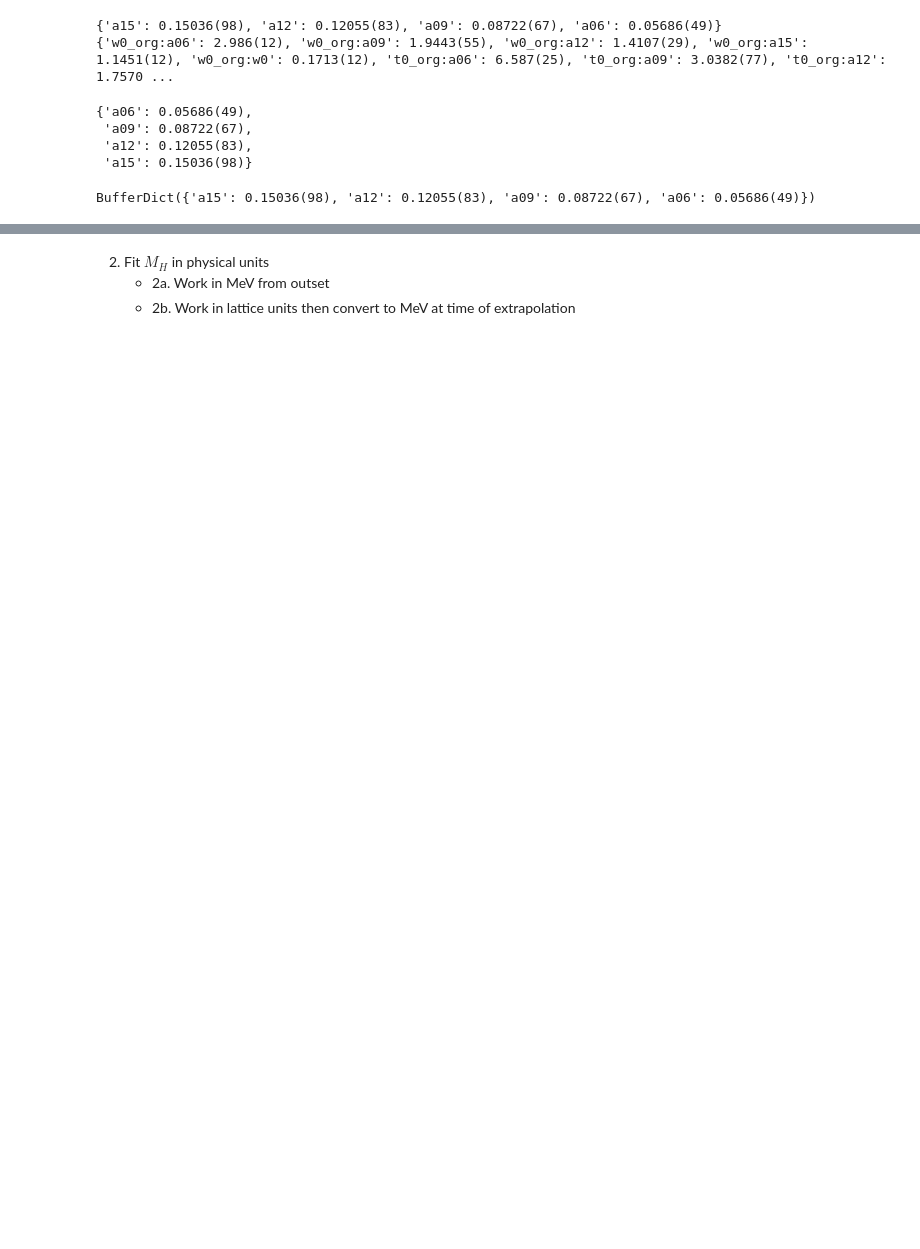
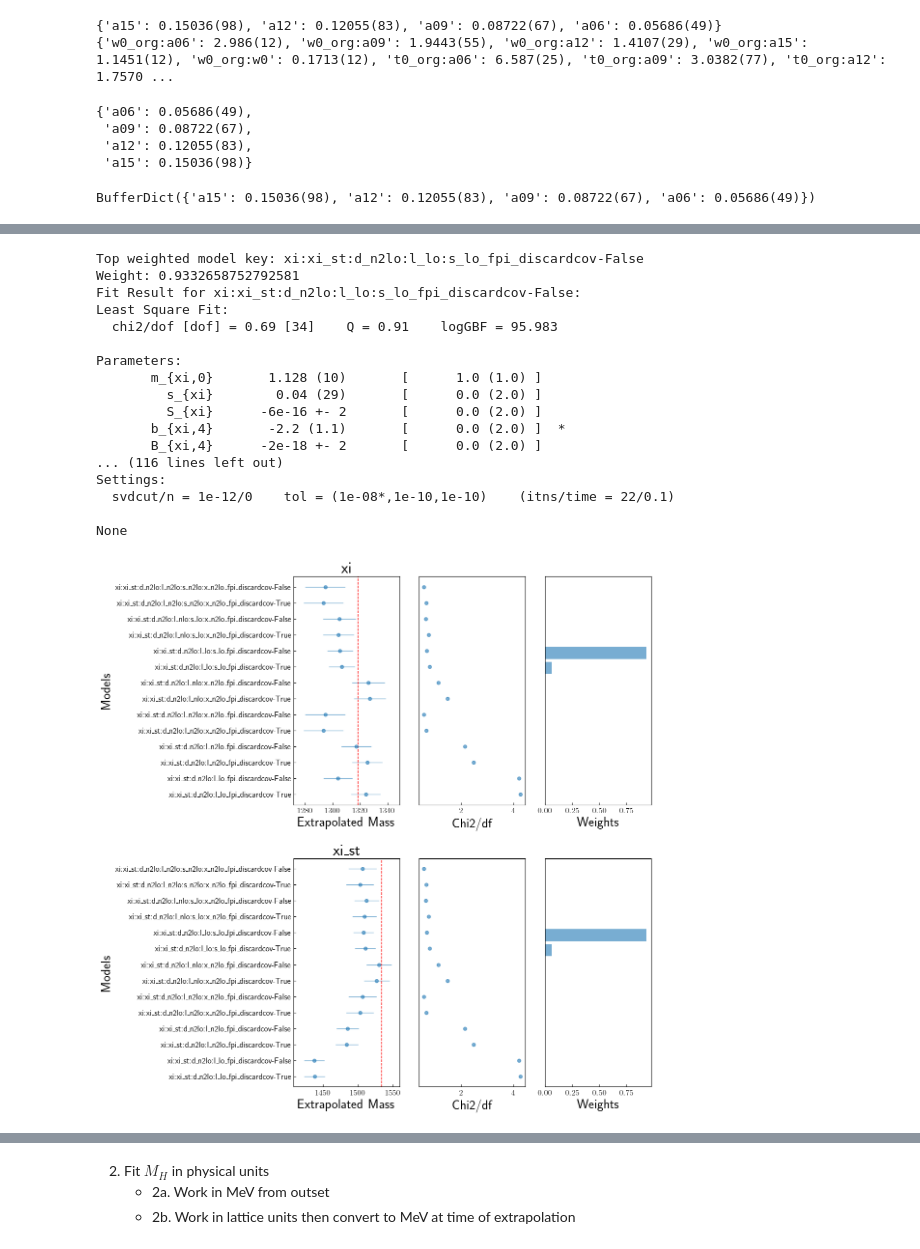
Before and after one commit to gdbrad/hyperon_su2_hbxpt, a Jupyter notebook: notebooks/su2_hyperon_extrap.ipynb, the cells around one changed output, grey strips where cells are left out. Cells and saved outputs as stored; diff of their text form; code cells hidden in the pictures; blank space fills up the shorter version.

```diff
--- a/notebooks/su2_hyperon_extrap.ipynb
+++ b/notebooks/su2_hyperon_extrap.ipynb
@@ -143,0 +183,27 @@ Differences between the following fit strategy and the fits obtained via directl
+# %%
+reload(i_o)
+reload(xfa)
+reload(fit)
+reload(compare)
+
+fpi_all = compare.run_analysis(units='fpi',strange='2',compare_models=True,verbose=False)
+print(fpi_all)
+# %% [output]
+Top weighted model key: xi:xi_st:d_n2lo:l_lo:s_lo_fpi_discardcov-False
+Weight: 0.9332658752792581
+Fit Result for xi:xi_st:d_n2lo:l_lo:s_lo_fpi_discardcov-False:
+Least Square Fit:
+  chi2/dof [dof] = 0.69 [34]    Q = 0.91    logGBF = 95.983
+
+Parameters:
+       m_{xi,0}       1.128 (10)       [      1.0 (1.0) ]
+         s_{xi}        0.04 (29)       [      0.0 (2.0) ]
+         S_{xi}      -6e-16 +- 2       [      0.0 (2.0) ]
+       b_{xi,4}       -2.2 (1.1)       [      0.0 (2.0) ]  *
+       B_{xi,4}      -2e-18 +- 2       [      0.0 (2.0) ]
+... (116 lines left out)
+Settings:
+  svdcut/n = 1e-12/0    tol = (1e-08*,1e-10,1e-10)    (itns/time = 22/0.1)
+
+None
+[figure, added]
```
Also changed, not shown: parts of 15 cells of this notebook, 9 other files.
